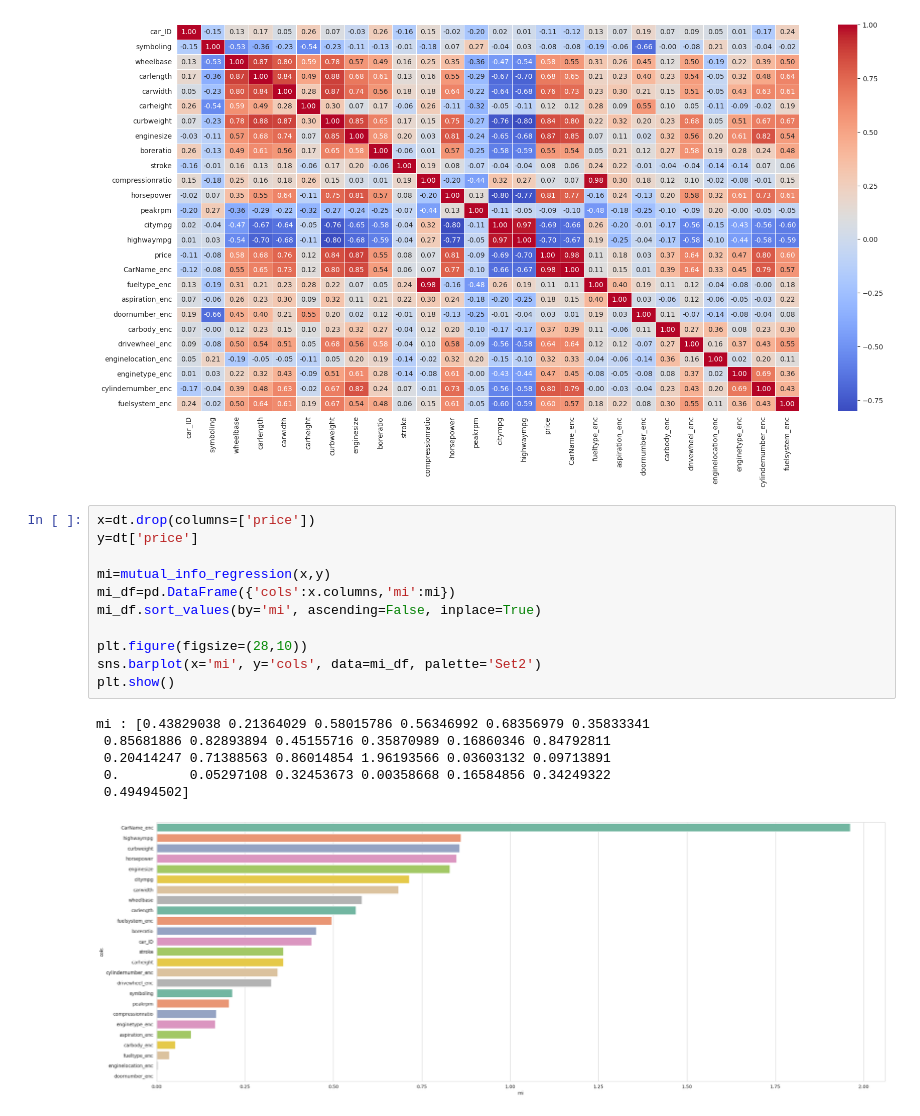
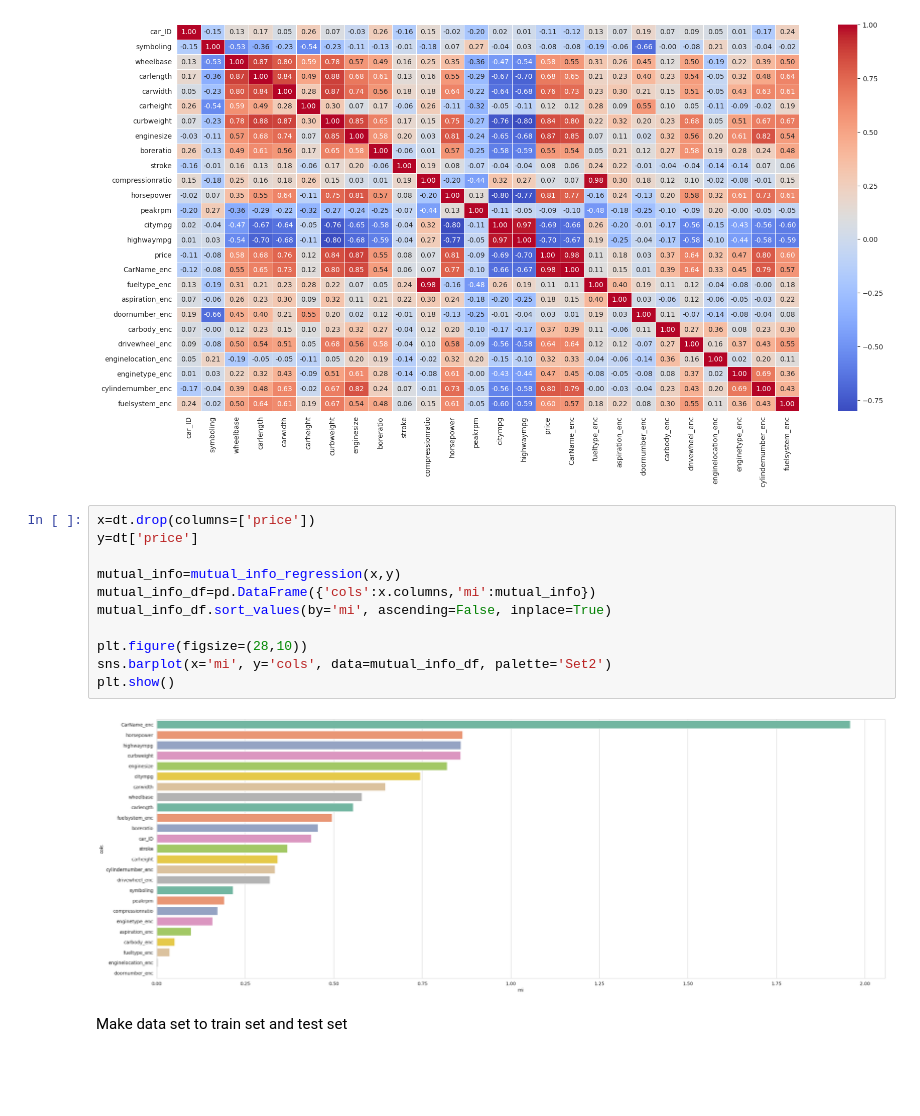
Before and after one commit to phnormalguy/car-price-prediction, a Jupyter notebook: main.ipynb, the cells around one changed output. Saved outputs shown, nothing was run; the diff lists cells and outputs as text; blank space fills up the shorter version.

```diff
--- a/main.ipynb
+++ b/main.ipynb
@@ -235,18 +235,15 @@ plt.show()
 # %%
 x=dt.drop(columns=['price'])
 y=dt['price']
 
-mi=mutual_info_regression(x,y)
-mi_df=pd.DataFrame({'cols':x.columns,'mi':mi})
-mi_df.sort_values(by='mi', ascending=False, inplace=True)
+mutual_info=mutual_info_regression(x,y)
+mutual_info_df=pd.DataFrame({'cols':x.columns,'mi':mutual_info})
+mutual_info_df.sort_values(by='mi', ascending=False, inplace=True)
 
 plt.figure(figsize=(28,10))
-sns.barplot(x='mi', y='cols', data=mi_df, palette='Set2')
+sns.barplot(x='mi', y='cols', data=mutual_info_df, palette='Set2')
 plt.show()
 # %% [output]
-mi : [0.43829038 0.21364029 0.58015786 0.56346992 0.68356979 0.35833341
- 0.85681886 0.82893894 0.45155716 0.35870989 0.16860346 0.84792811
- 0.20414247 0.71388563 0.86014854 1.96193566 0.03603132 0.09713891
- 0.         0.05297108 0.32453673 0.00358668 0.16584856 0.34249322
- 0.49494502]
-[figure, old version]
+[figure, new version]
+# %% [markdown]
+Make data set to train set and test set
```
Also changed, not shown: parts of 4 cells of this notebook.
